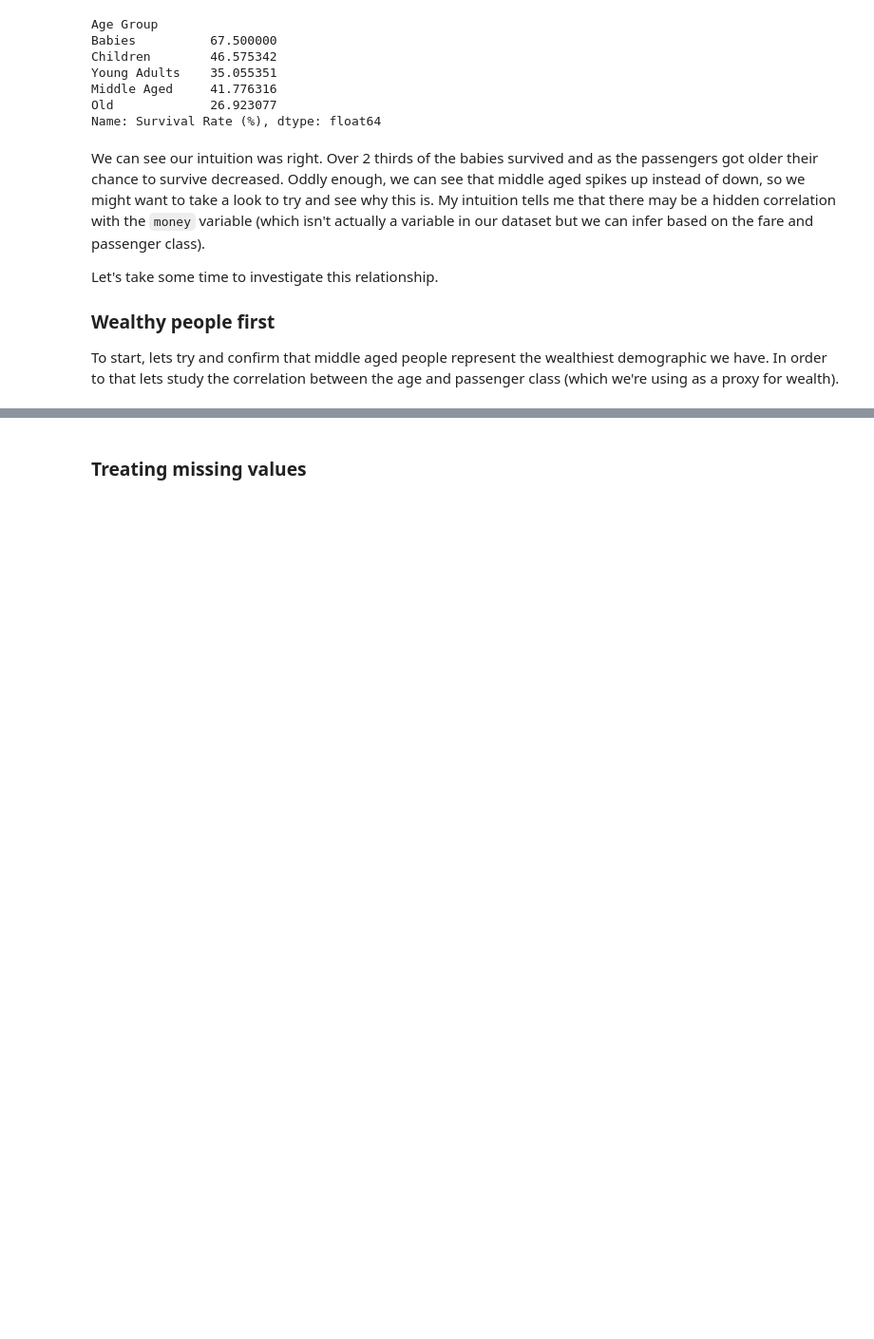
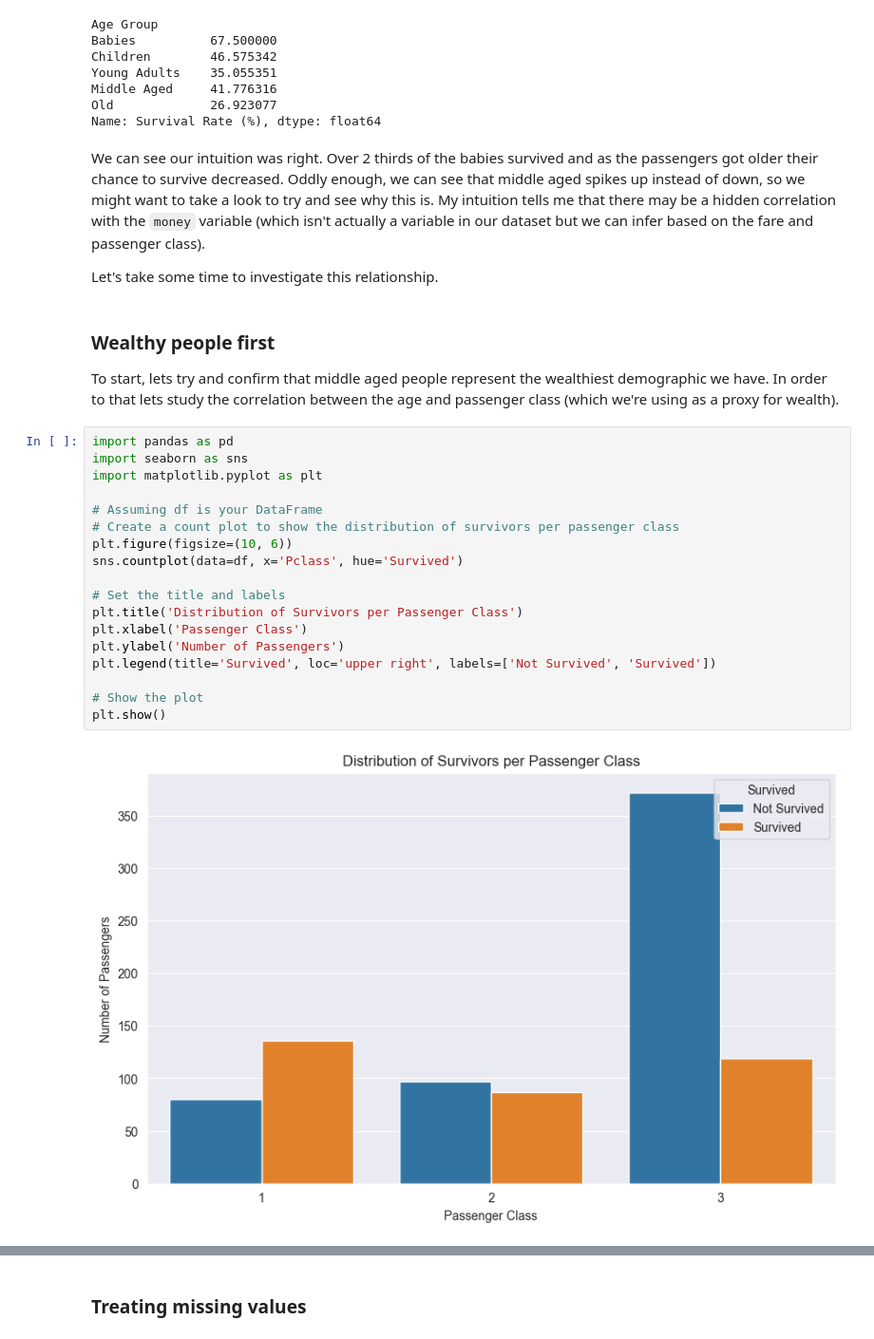
Before and after one commit to Frodo2412/towards_data_science, a Jupyter notebook: simple.ipynb, the cells around one changed output, grey strips where cells are left out. Shown at 95% size. Drawn from its saved outputs; the diff is of its cells as text; blank space fills up the shorter version.

Commit message:
Further data analysis

```diff
--- a/simple.ipynb
+++ b/simple.ipynb
@@ -117,7 +113,27 @@ Name: Survival Rate (%), dtype: float64
 We can see our intuition was right. Over 2 thirds of the babies survived and as the passengers got older their chance to survive decreased. Oddly enough, we can see that middle aged spikes up instead of down, so we might want to take a look to try and see why this is. My intuition tells me that there may be a hidden correlation with the `money` variable (which isn't actually a variable in our dataset but we can infer based on the fare and passenger class).
 
 Let's take some time to investigate this relationship.
-
-### Wealthy people first
-
-To start, lets try and confirm that middle aged people represent the wealthiest demographic we have. In order to that lets study the correlation between the age and passenger class (which we're using as a proxy for wealth).
+# %% [markdown]
+### Wealthy people first
+
+To start, lets try and confirm that middle aged people represent the wealthiest demographic we have. In order to that lets study the correlation between the age and passenger class (which we're using as a proxy for wealth).
+# %%
+import pandas as pd
+import seaborn as sns
+import matplotlib.pyplot as plt
+
+# Assuming df is your DataFrame
+# Create a count plot to show the distribution of survivors per passenger class
+plt.figure(figsize=(10, 6))
+sns.countplot(data=df, x='Pclass', hue='Survived')
+
+# Set the title and labels
+plt.title('Distribution of Survivors per Passenger Class')
+plt.xlabel('Passenger Class')
+plt.ylabel('Number of Passengers')
+plt.legend(title='Survived', loc='upper right', labels=['Not Survived', 'Survived'])
+
+# Show the plot
+plt.show()
+# %% [output]
+[figure, added]
```
Also changed, not shown: parts of 17 cells of this notebook, 1 other file.
